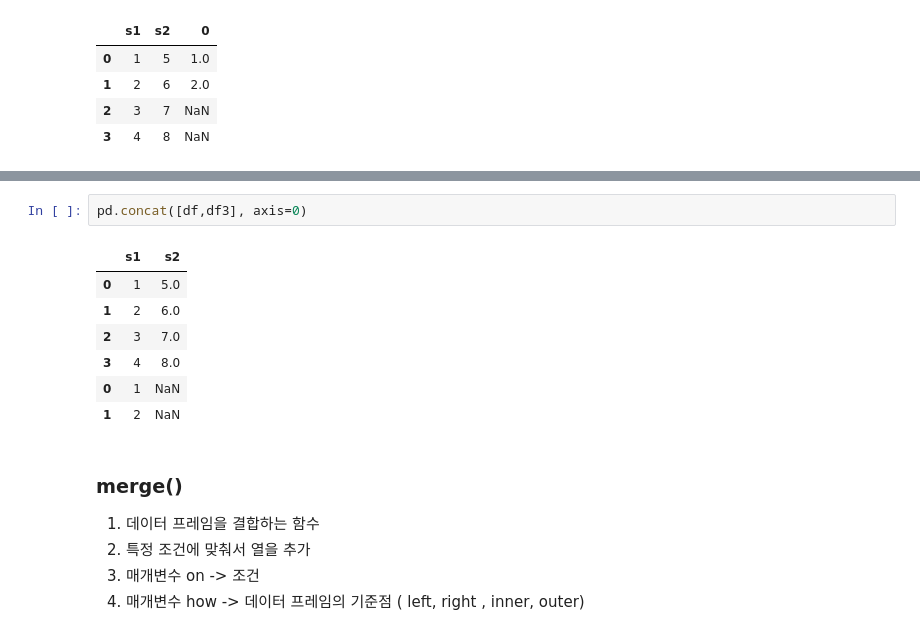
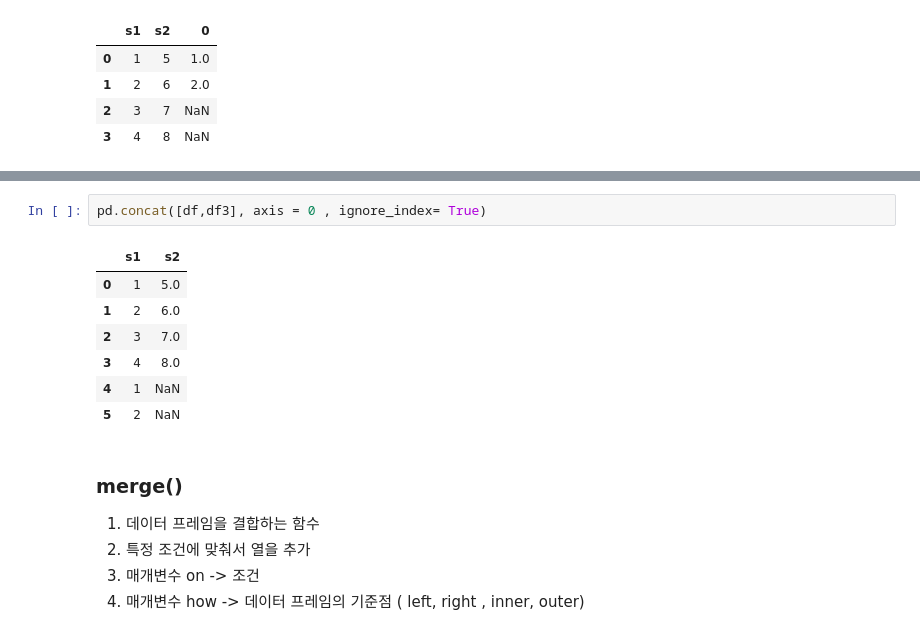
Before and after one commit to iankim66/phyton, a Jupyter notebook: 230128/09_data.ipynb, the cells around one changed output, grey strips where cells are left out. Drawn from its saved outputs; the diff is of its cells as text.

```diff
--- a/230128/09_data.ipynb
+++ b/230128/09_data.ipynb
@@ -78,13 +96,13 @@ df3
 # %%
-pd.concat([df,df3], axis=0)
+pd.concat([df,df3], axis = 0 , ignore_index= True)
 # %% [output]
 |  | s1 | s2 |
 | 0 | 1 | 5.0 |
 | 1 | 2 | 6.0 |
 | 2 | 3 | 7.0 |
 | 3 | 4 | 8.0 |
-| 0 | 1 | NaN |
-| 1 | 2 | NaN |
+| 4 | 1 | NaN |
+| 5 | 2 | NaN |
 # %% [markdown]
 ### merge()
 1. 데이터 프레임을 결합하는 함수
```
Also changed, not shown: parts of 9 cells of this notebook.
